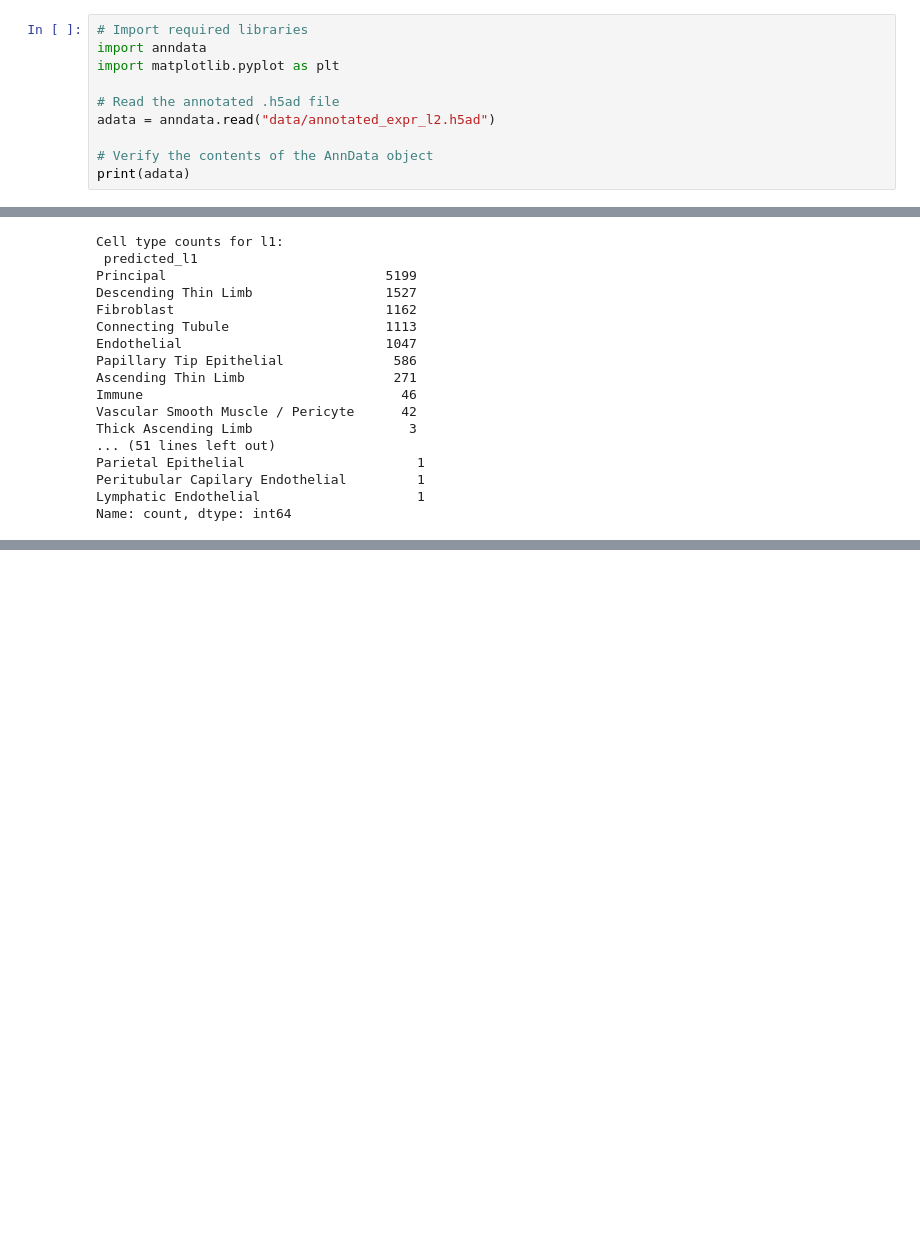
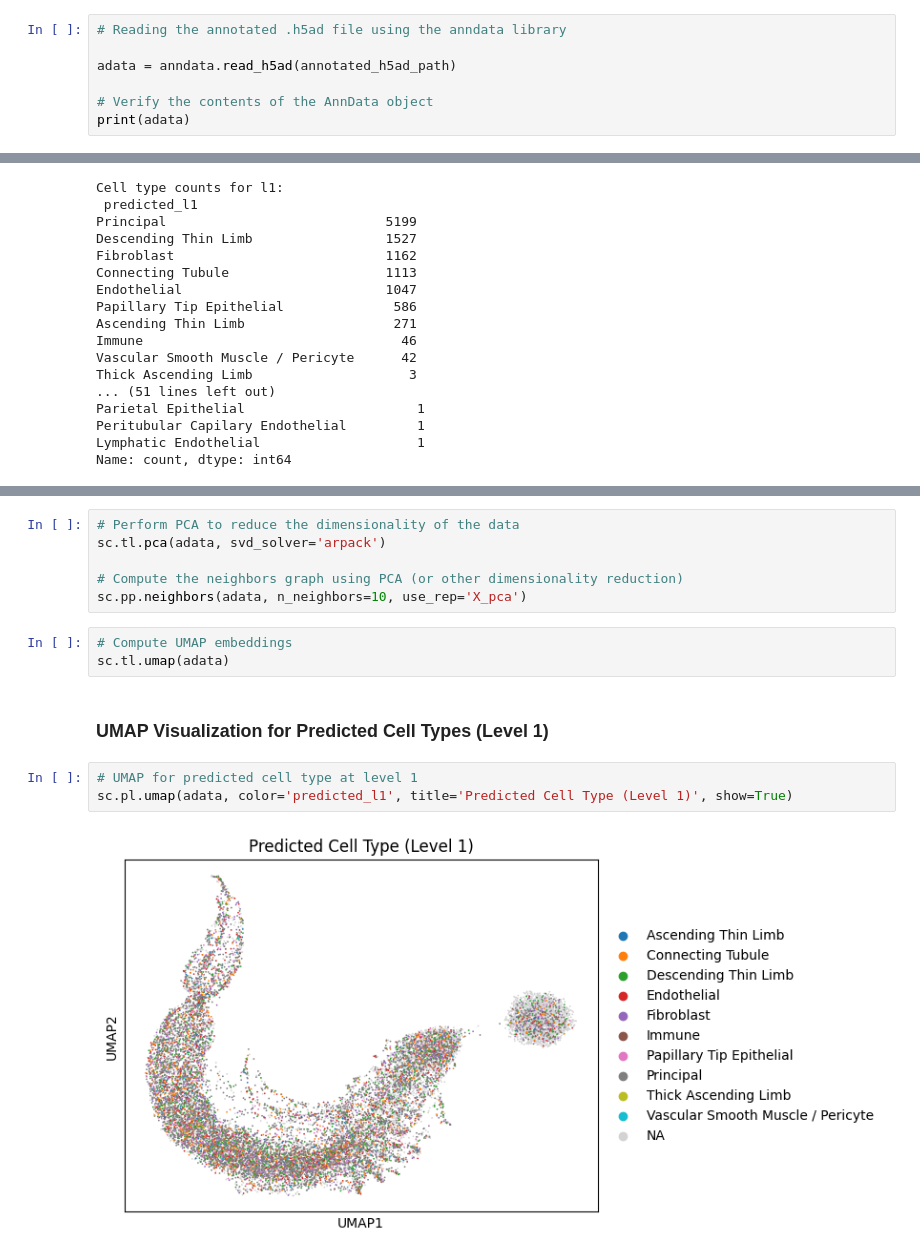
Before and after one commit to venky348/azimuth-cell-type-annotation, a Jupyter notebook: azimuth_cell_type_annotation.ipynb, the cells around one changed output, grey strips where cells are left out. Drawn from its saved outputs; the diff is of its cells as text; blank space fills up the shorter version.

```diff
--- a/azimuth_cell_type_annotation.ipynb
+++ b/azimuth_cell_type_annotation.ipynb
@@ -129,10 +203,7 @@ In asMethod(object) :
 # %%
-# Import required libraries
-import anndata
-import matplotlib.pyplot as plt
+# Reading the annotated .h5ad file using the anndata library
 
-# Read the annotated .h5ad file
-adata = anndata.read("data/annotated_expr_l2.h5ad")
+adata = anndata.read_h5ad(annotated_h5ad_path)
 
 # Verify the contents of the AnnData object
 print(adata)
@@ -215,0 +334,16 @@ sc.pl.pca_variance_ratio(adata, log=True, n_pcs=50)
+# %%
+# Perform PCA to reduce the dimensionality of the data
+sc.tl.pca(adata, svd_solver='arpack')
+
+# Compute the neighbors graph using PCA (or other dimensionality reduction)
+sc.pp.neighbors(adata, n_neighbors=10, use_rep='X_pca')
+# %%
+# Compute UMAP embeddings
+sc.tl.umap(adata)
+# %% [markdown]
+### UMAP Visualization for Predicted Cell Types (Level 1)
+# %%
+# UMAP for predicted cell type at level 1
+sc.pl.umap(adata, color='predicted_l1', title='Predicted Cell Type (Level 1)', show=True)
+# %% [output]
+[figure, added]
```
Also changed, not shown: parts of 34 cells of this notebook, 5 other files.
